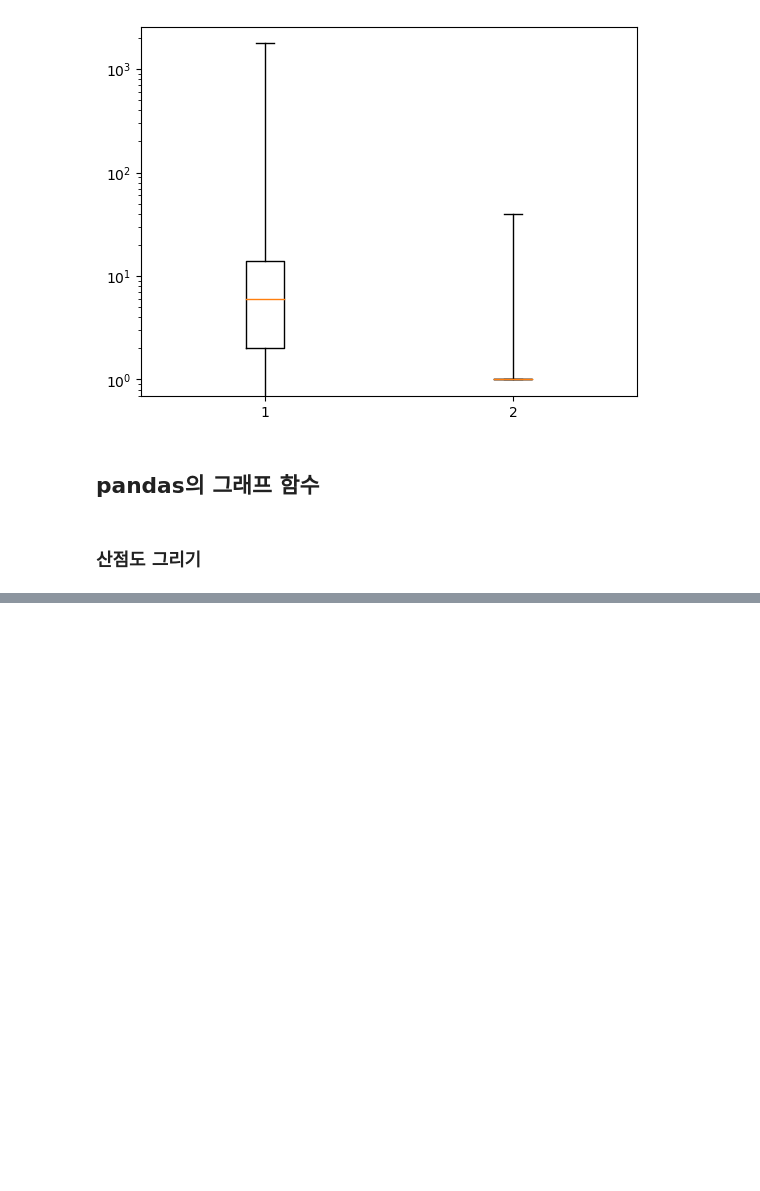
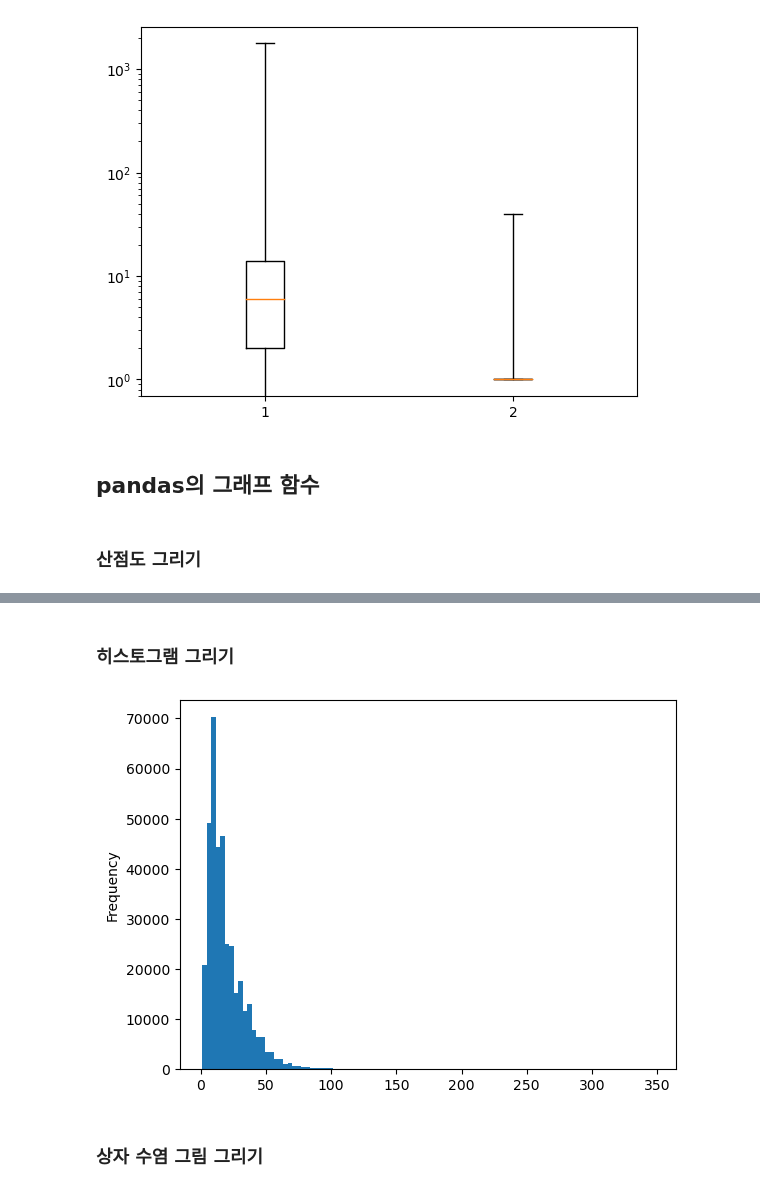
Before and after one commit to Chaerim0626/data-analysis-study, a Jupyter notebook: Chapter4.ipynb, the cells around one changed output, grey strips where cells are left out. Cells and saved outputs as stored; diff of their text form; code cells hidden in the pictures; blank space fills up the shorter version.

```diff
--- a/Chapter4.ipynb
+++ b/Chapter4.ipynb
@@ -508,0 +514,9 @@ plt.show()
+# %% [markdown]
+### 히스토그램 그리기
+# %%
+ns_book7['도서명'].apply(len).plot.hist(bins=100)
+plt.show()
+# %% [output]
+[figure, added]
+# %% [markdown]
+### 상자 수염 그림 그리기
```
Also changed, not shown: parts of 2 cells of this notebook.
